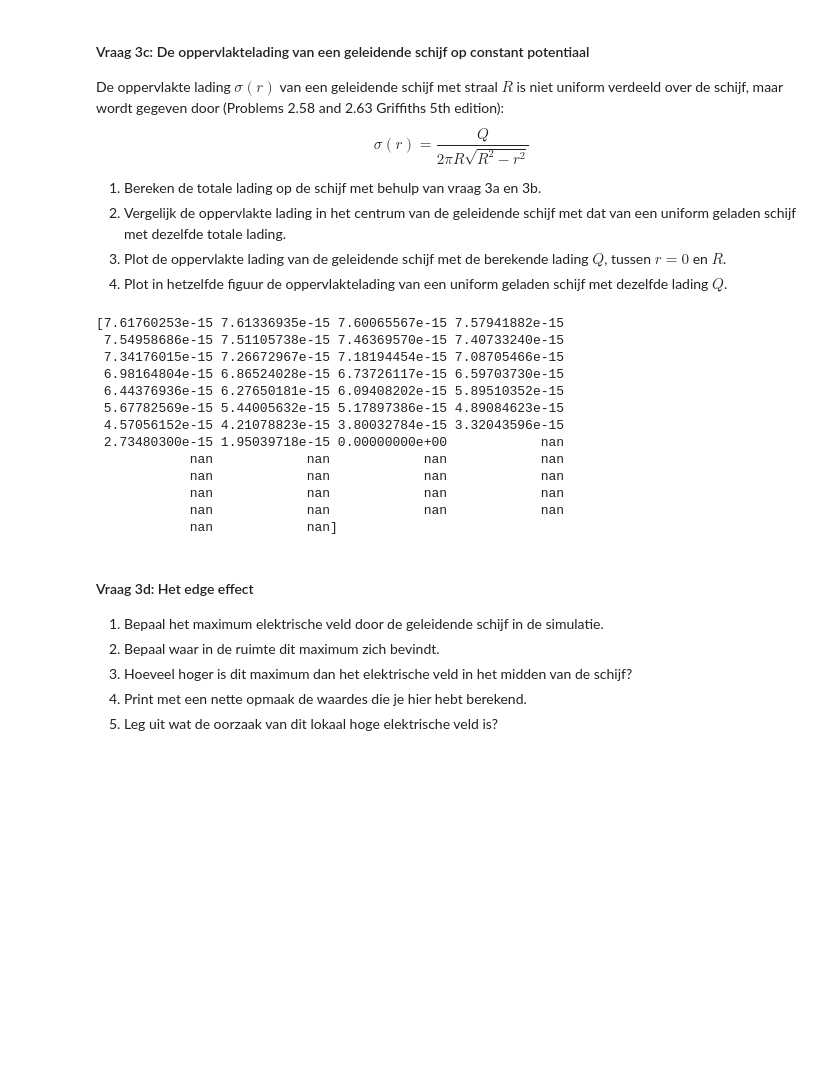
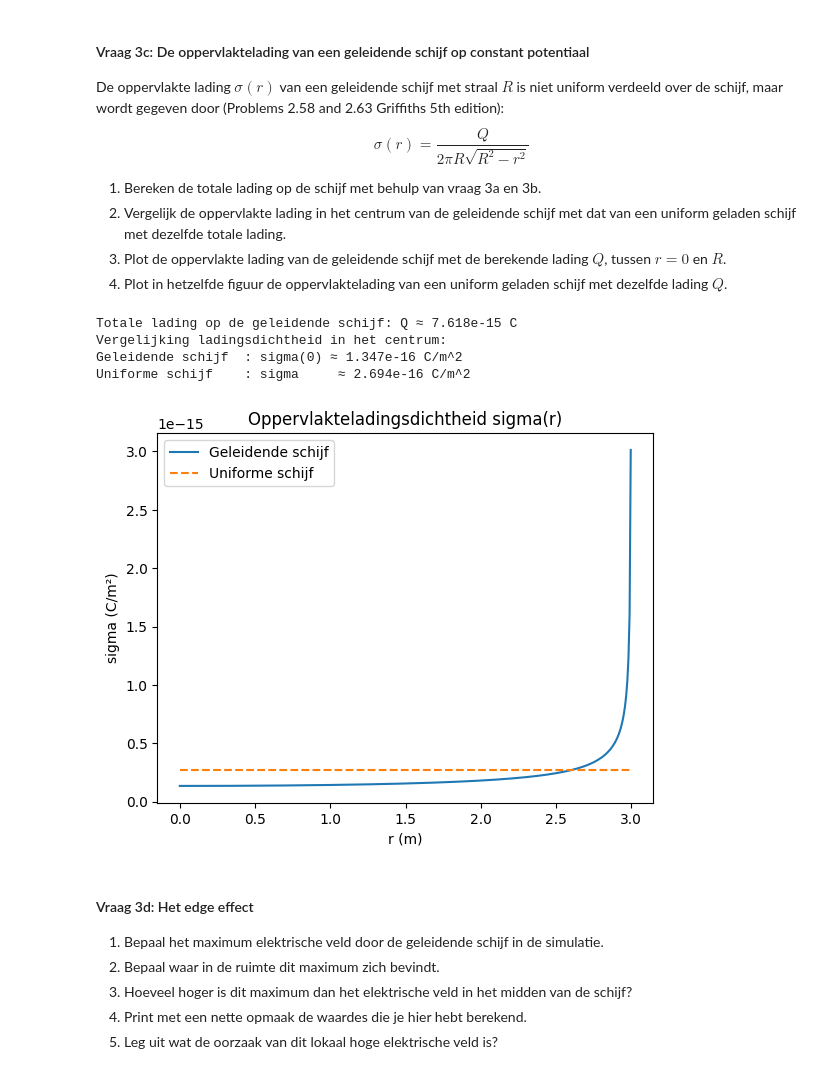
Before and after one commit to JSlootsTUD/opdrachten-DEF-D-Justin, a Jupyter notebook: DigitaleOntwerpopdrachten/1CondensatorOpdracht/CondensatorOntwerpopdracht.ipynb, the cells around one changed output. Saved outputs shown, nothing was run; the diff lists cells and outputs as text; code cells hidden in the pictures; blank space fills up the shorter version.

```diff
--- a/DigitaleOntwerpopdrachten/1CondensatorOpdracht/CondensatorOntwerpopdracht.ipynb
+++ b/DigitaleOntwerpopdrachten/1CondensatorOpdracht/CondensatorOntwerpopdracht.ipynb
@@ -428,22 +431,40 @@ $$\sigma(r) = \frac{Q}{2 \pi R \sqrt{R^2 - r^2}}$$
 3. Plot de oppervlakte lading van de geleidende schijf met de berekende lading $Q$, tussen $r = 0$ en $R$.
 4. Plot in hetzelfde figuur de oppervlaktelading van een uniform geladen schijf met dezelfde lading $Q$.
 # %%
-Q = sigma_midden * (2*np.pi*disk_radius*np.sqrt(disk_radius**2-r**2))
-print(Q)
+Q_total = 2 * np.pi * disk_radius**2 * sigma_midden
+
+print(f"Totale lading op de geleidende schijf: Q ≈ {Q_total:.3e} C")
+
+
+sigma_uniform = Q_total / (np.pi * disk_radius**2)
+
+print("Vergelijking ladingsdichtheid in het centrum:")
+print(f"Geleidende schijf  : sigma(0) ≈ {sigma_midden:.3e} C/m^2")
+print(f"Uniforme schijf    : sigma     ≈ {sigma_uniform:.3e} C/m^2")
+
+r_plot = np.linspace(0, disk_radius*0.999, 400)
+
+# geleidende schijf
+sigma_geleidend = Q_total / (2*np.pi*disk_radius*np.sqrt(disk_radius**2 - r_plot**2))
+
+# uniforme schijf
+sigma_uniform_plot = np.ones_like(r_plot) * sigma_uniform
+
+plt.figure()
+plt.plot(r_plot, sigma_geleidend, label="Geleidende schijf")
+plt.plot(r_plot, sigma_uniform_plot, '--', label="Uniforme schijf")
+
+plt.xlabel("r (m)")
+plt.ylabel("sigma (C/m²)")
+plt.title("Oppervlakteladingsdichtheid sigma(r)")
+plt.legend()
+plt.show()
 # %% [output]
-[7.61760253e-15 7.61336935e-15 7.60065567e-15 7.57941882e-15
- 7.54958686e-15 7.51105738e-15 7.46369570e-15 7.40733240e-15
- 7.34176015e-15 7.26672967e-15 7.18194454e-15 7.08705466e-15
- 6.98164804e-15 6.86524028e-15 6.73726117e-15 6.59703730e-15
- 6.44376936e-15 6.27650181e-15 6.09408202e-15 5.89510352e-15
- 5.67782569e-15 5.44005632e-15 5.17897386e-15 4.89084623e-15
- 4.57056152e-15 4.21078823e-15 3.80032784e-15 3.32043596e-15
- 2.73480300e-15 1.95039718e-15 0.00000000e+00            nan
-            nan            nan            nan            nan
-            nan            nan            nan            nan
-            nan            nan            nan            nan
-            nan            nan            nan            nan
-            nan            nan]
+Totale lading op de geleidende schijf: Q ≈ 7.618e-15 C
+Vergelijking ladingsdichtheid in het centrum:
+Geleidende schijf  : sigma(0) ≈ 1.347e-16 C/m^2
+Uniforme schijf    : sigma     ≈ 2.694e-16 C/m^2
+[figure, added]
 # %% [markdown]
 #### Vraag 3d: Het edge effect
 
```
Also changed, not shown: parts of 2 cells of this notebook.
